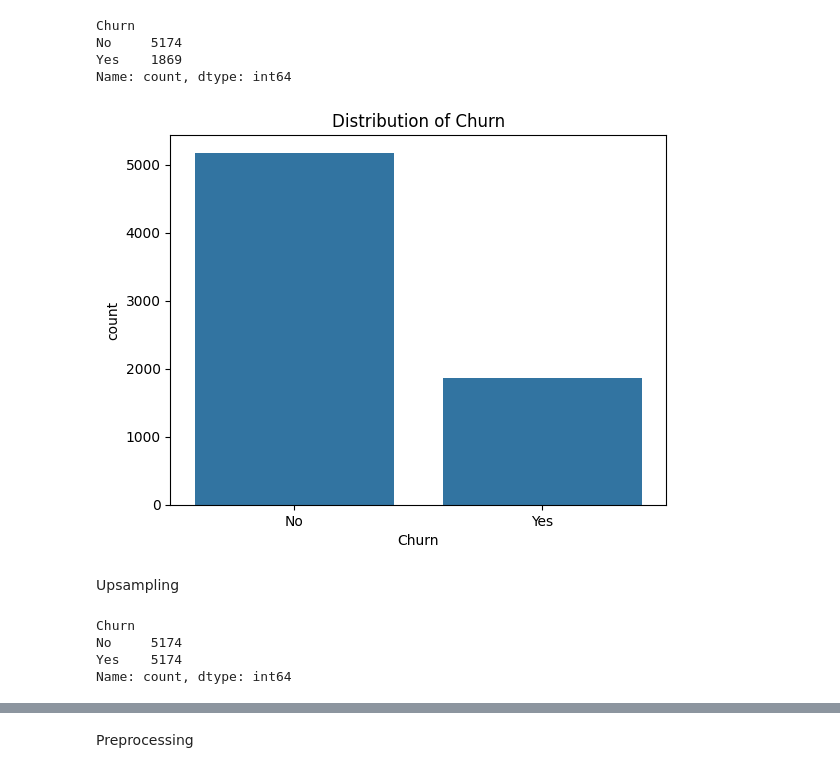
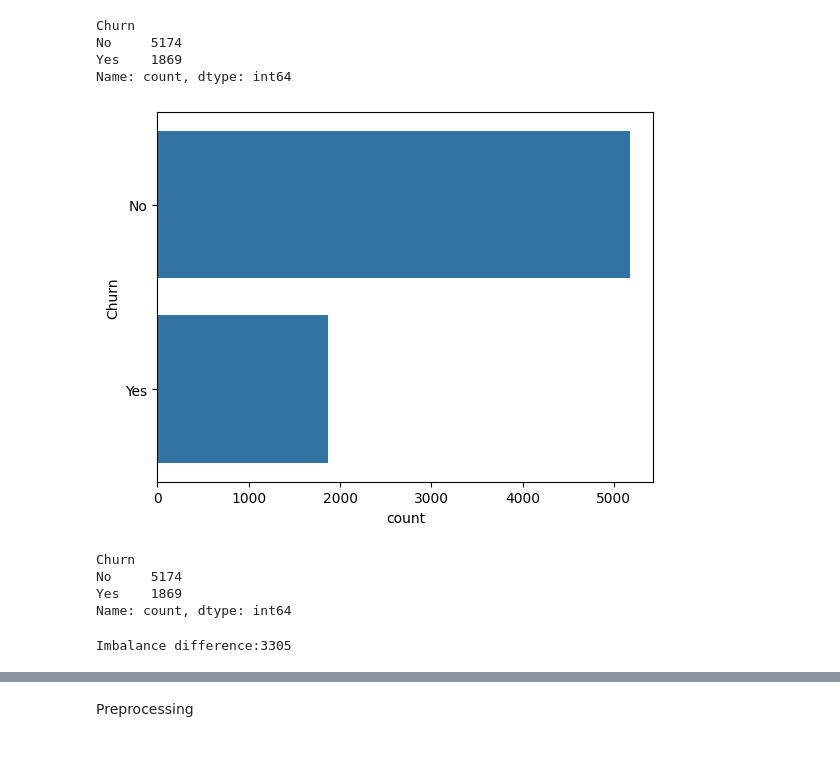
Before and after one commit to Akhil-Ullas/Customer-Churn-Prediction, a Jupyter notebook: main.ipynb, the cells around one changed output, grey strips where cells are left out. Drawn from its saved outputs; the diff is of its cells as text; code cells hidden in the pictures.

```diff
--- a/main.ipynb
+++ b/main.ipynb
@@ -60,8 +120,7 @@ No     5174
 Yes    1869
 Name: count, dtype: int64
 # %%
-sn.countplot(x='Churn',data=df)
-plt.title('Distribution of Churn')
+sn.countplot(df['Churn'])
 plt.show()
 # %% [output]
-[figure, old version]
+[figure, new version]
@@ -72,2 +126,0 @@ df_minority=df[df['Churn']=='Yes']
-# %% [markdown]
-Upsampling
@@ -76,8 +127,11 @@ df_minority_upsampled=resample(df_minority,replace=True,n_samples=len(df_majorit
-# %%
-df_balanced=pd.concat([df_majority,df_minority_upsampled])
-df_balanced['Churn'].value_counts()
-# %% [output]
-Churn
-No     5174
-Yes    5174
-Name: count, dtype: int64
+# %%
+df['Churn'].value_counts()
+# %% [output]
+Churn
+No     5174
+Yes    1869
+Name: count, dtype: int64
+# %%
+print(f'Imbalance difference:{5174-1869}')
+# %% [output]
+Imbalance difference:3305
```
Also changed, not shown: parts of 41 cells of this notebook, 4 other files.
